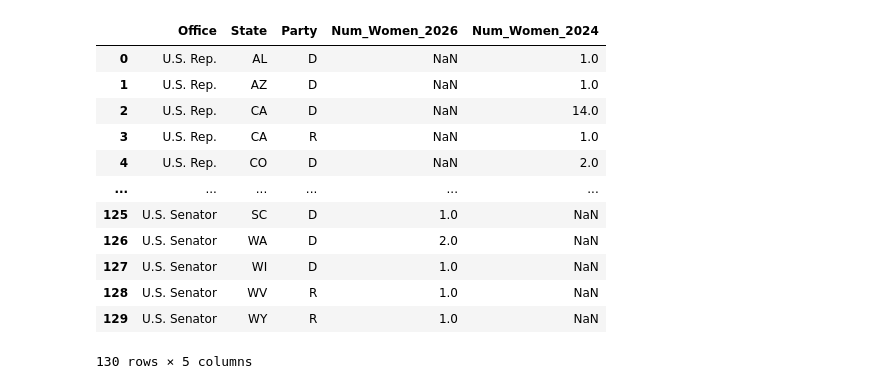
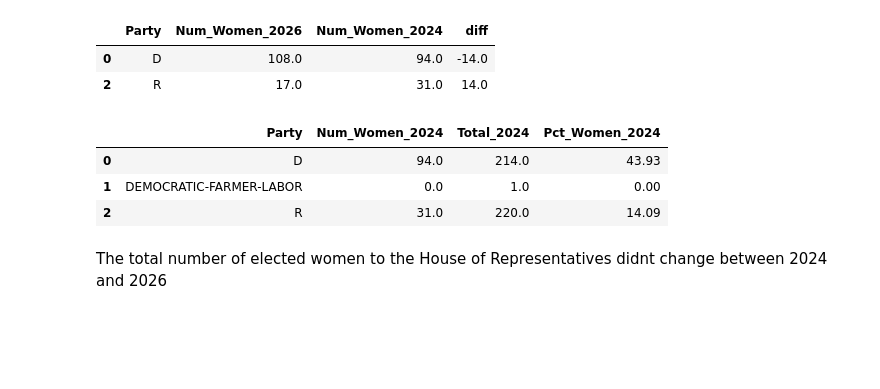
Before and after one commit to loretoaguero/women-in-elections-usa, a Jupyter notebook: notebooks/EDA.ipynb, the cells around one changed output. Cells and saved outputs as stored; diff of their text form; code cells hidden in the pictures; blank space fills up the shorter version.

```diff
--- a/notebooks/EDA.ipynb
+++ b/notebooks/EDA.ipynb
@@ -80,6 +47,7 @@ representatives_2024_clean_win = (4.sort_values('candidatevotes', ascending=Fals
 df_2024=representatives_2024_clean_win.drop_duplicates(subset=['office', 'state_po', 'candidate', 'party']).groupby(['office', 'state_po','party']).size().reset_index(name='Total_2024')
 df_2024['office'] = df_2024['office'].replace({'US HOUSE': 'U.S. Representative'})
 df_2024['party'] = df_2024['party'].replace({'REPUBLICAN': 'R', 'DEMOCRAT': 'D'})
+df_2024=df_2024.rename(columns={'state_po': 'State', 'office': 'Office', 'party': 'Party'})
 # %%
 women_candidates_2024 = pd.read_excel(data_folder / 'women_candidates_2024.xlsx', sheet_name='Data')
 women_candidates_2024 = women_candidates_2024[women_candidates_2024['Office'].isin(['U.S. Rep.', 'U.S. Sen.'])]
@@ -88,21 +56,7 @@ women_candidates_2024 = women_candidates_2024[women_candidates_2024['General Ele
 df_w_2026=women_congress.drop_duplicates(subset=[ 'Office', 'State','First Name', 'Last Name', 'Party']).groupby(['Office','State', 'Party']).size().reset_index(name='Num_Women')
 # %%
 df_w_2024=women_candidates_2024.drop_duplicates(subset=[ 'Office', 'State','First Name', 'Last Name', 'Party']).groupby(['Office','State', 'Party']).size().reset_index(name='Num_Women')
-df_w_2024['Office'] = df_w_2024['Office'].replace({'U.S. Representative': 'House', 'U.S. Senator': 'Senate'})
+df_w_2024['Office'] = df_w_2024['Office'].replace({'U.S. Rep.' :'U.S. Representative', 'U.S. Sen.': 'U.S. Senator'})
 df_w_2024_complete = df_2024.merge(df_w_2024, on=['Office', 'State', 'Party'], how='left', suffixes=('_total', '_women'))
 # %%
-df_w_2026.merge(df_w_2024, on=['Office', 'State', 'Party'], how='outer', suffixes=('_2026', '_2024'))
+df_comparaison=df_w_2026[(df_w_2026['Office']=='U.S. Representative')].merge(df_w_2024_complete[~df_w_2024_complete['State'].eq('DC')], on=['Office', 'State', 'Party'], how='outer', suffixes=('_2026', '_2024')).fillna({'Num_Women_2026': 0, 'Total_2024': 0, 'Num_Women_2024': 0})
-# %% [output]
-|  | Office | State | Party | Num_Women_2026 | Num_Women_2024 |
-| 0 | U.S. Rep. | AL | D | NaN | 1.0 |
-| 1 | U.S. Rep. | AZ | D | NaN | 1.0 |
-| 2 | U.S. Rep. | CA | D | NaN | 14.0 |
-| 3 | U.S. Rep. | CA | R | NaN | 1.0 |
-| 4 | U.S. Rep. | CO | D | NaN | 2.0 |
-| ... | ... | ... | ... | ... | ... |
-| 125 | U.S. Senator | SC | D | 1.0 | NaN |
-| 126 | U.S. Senator | WA | D | 2.0 | NaN |
-| 127 | U.S. Senator | WI | D | 1.0 | NaN |
-| 128 | U.S. Senator | WV | R | 1.0 | NaN |
-| 129 | U.S. Senator | WY | R | 1.0 | NaN |
-130 rows × 5 columns
@@ -108,0 +65,18 @@ df_w_2026.merge(df_w_2024, on=['Office', 'State', 'Party'], how='outer', suffixe
+# %%
+df_comparaison_women = df_comparaison.groupby('Party')[['Num_Women_2026', 'Num_Women_2024', 'diff']].sum().reset_index()
+df_comparaison_women[df_comparaison_women["diff"]!=0]
+# %% [output]
+|  | Party | Num_Women_2026 | Num_Women_2024 | diff |
+| 0 | D | 108.0 | 94.0 | -14.0 |
+| 2 | R | 17.0 | 31.0 | 14.0 |
+# %%
+df_comparaison_total2024 = df_comparaison.groupby(['State', 'Party'])[['Num_Women_2024', 'Total_2024']].sum().reset_index()
+# %%
+df_comparaison_total2024.groupby('Party')[['Num_Women_2024', 'Total_2024']].sum().assign(Pct_Women_2024=lambda x: (x['Num_Women_2024'] / x['Total_2024'] * 100).round(2)).reset_index()
+# %% [output]
+|  | Party | Num_Women_2024 | Total_2024 | Pct_Women_2024 |
+| 0 | D | 94.0 | 214.0 | 43.93 |
+| 1 | DEMOCRATIC-FARMER-LABOR | 0.0 | 1.0 | 0.00 |
+| 2 | R | 31.0 | 220.0 | 14.09 |
+# %% [markdown]
+The total number of elected women to the House of Representatives didnt change between 2024 and 2026
```
Also changed, not shown: parts of 10 cells of this notebook, 1 other file.
